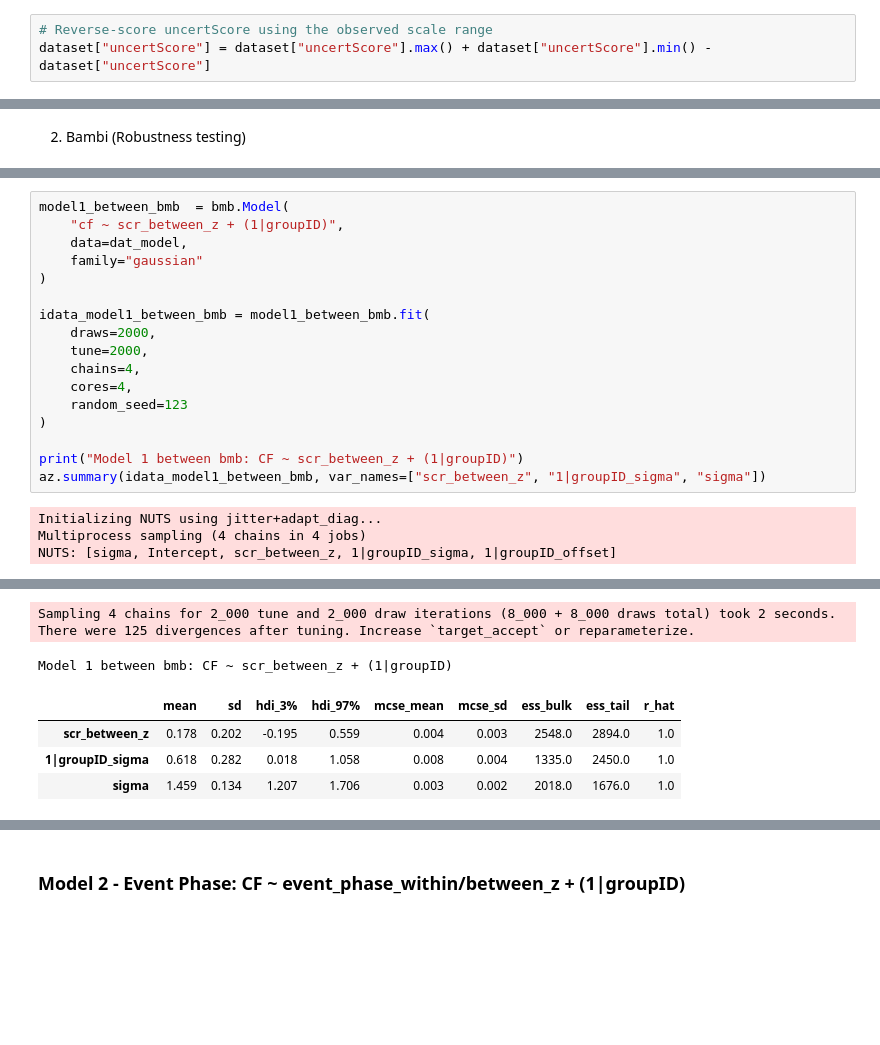
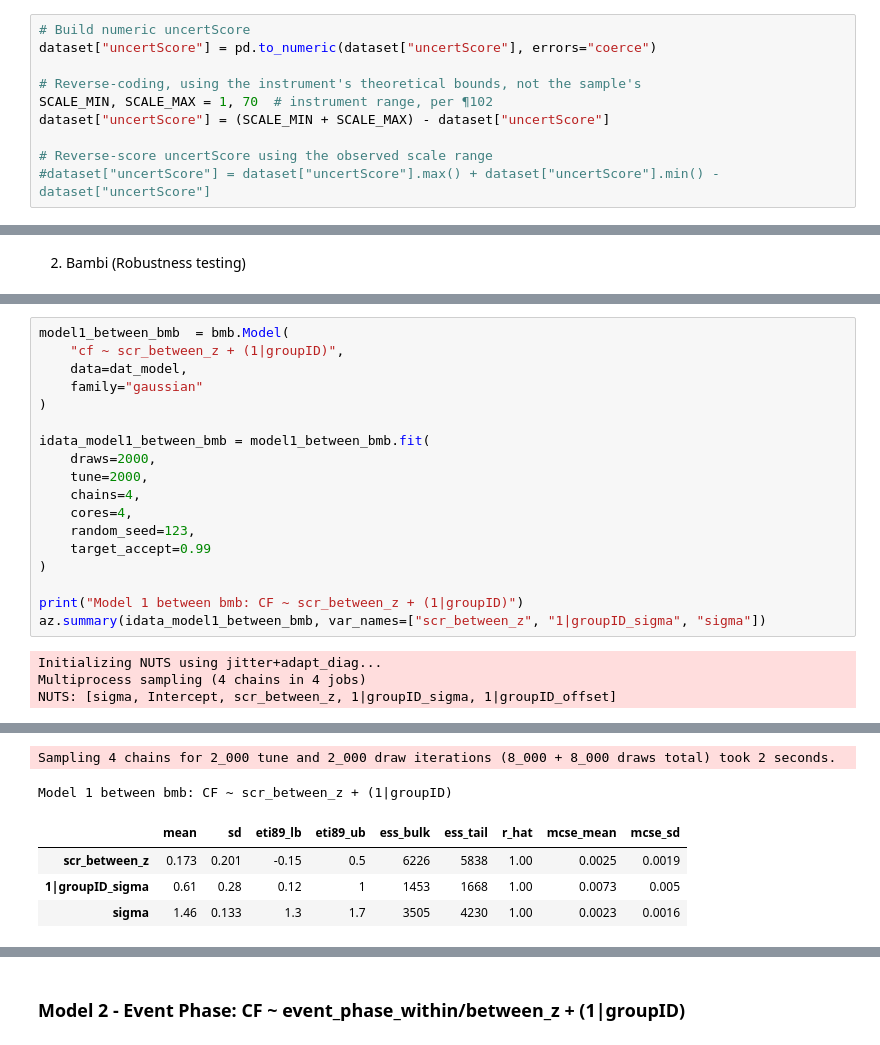
Before and after one commit to elvisortegafi/MultilevelAnalysis-RetrospectiveConfidencePerformance, a Jupyter notebook: confidence_performance_perception_uncertainty_score_SCR.ipynb, the cells around one changed output, grey strips where cells are left out. Saved outputs shown, nothing was run; the diff lists cells and outputs as text; blank space fills up the shorter version.

```diff
--- a/confidence_performance_perception_uncertainty_score_SCR.ipynb
+++ b/confidence_performance_perception_uncertainty_score_SCR.ipynb
@@ -117,8 +122,15 @@ dataset = dataset.merge(group_path[["groupID", "questionPath"]], on="groupID", h
 # %% [markdown]
 Reverse team gameplay score
 # %%
+# Build numeric uncertScore
+dataset["uncertScore"] = pd.to_numeric(dataset["uncertScore"], errors="coerce")
+
+# Reverse-coding, using the instrument's theoretical bounds, not the sample's
+SCALE_MIN, SCALE_MAX = 1, 70  # instrument range, per ¶102
+dataset["uncertScore"] = (SCALE_MIN + SCALE_MAX) - dataset["uncertScore"]
+
 # Reverse-score uncertScore using the observed scale range
-dataset["uncertScore"] = dataset["uncertScore"].max() + dataset["uncertScore"].min() - dataset["uncertScore"]
+#dataset["uncertScore"] = dataset["uncertScore"].max() + dataset["uncertScore"].min() - dataset["uncertScore"]
 # %%
 # Finalize data types
 dataset["groupID"] = dataset["groupID"].astype("category")
@@ -700,30 +738,30 @@ Model 1 within bmb: CF ~ scr_within_z + (1|groupID)
 # %%
 model1_between_bmb  = bmb.Model(
     "cf ~ scr_between_z + (1|groupID)",
     data=dat_model,
     family="gaussian"
 )
 
 idata_model1_between_bmb = model1_between_bmb.fit(
     draws=2000,
     tune=2000,
     chains=4,
     cores=4,
-    random_seed=123
+    random_seed=123,
+    target_accept=0.99
 )
 
 print("Model 1 between bmb: CF ~ scr_between_z + (1|groupID)")
 az.summary(idata_model1_between_bmb, var_names=["scr_between_z", "1|groupID_sigma", "sigma"])
 # %% [output]
 Initializing NUTS using jitter+adapt_diag...
 Multiprocess sampling (4 chains in 4 jobs)
 NUTS: [sigma, Intercept, scr_between_z, 1|groupID_sigma, 1|groupID_offset]
 [interactive output not drawn]
 [interactive output not drawn]
 Sampling 4 chains for 2_000 tune and 2_000 draw iterations (8_000 + 8_000 draws total) took 2 seconds.
-There were 125 divergences after tuning. Increase `target_accept` or reparameterize.
 Model 1 between bmb: CF ~ scr_between_z + (1|groupID)
-|  | mean | sd | hdi_3% | hdi_97% | mcse_mean | mcse_sd | ess_bulk | ess_tail | r_hat |
-| scr_between_z | 0.178 | 0.202 | -0.195 | 0.559 | 0.004 | 0.003 | 2548.0 | 2894.0 | 1.0 |
-| 1|groupID_sigma | 0.618 | 0.282 | 0.018 | 1.058 | 0.008 | 0.004 | 1335.0 | 2450.0 | 1.0 |
-| sigma | 1.459 | 0.134 | 1.207 | 1.706 | 0.003 | 0.002 | 2018.0 | 1676.0 | 1.0 |
+|  | mean | sd | eti89_lb | eti89_ub | ess_bulk | ess_tail | r_hat | mcse_mean | mcse_sd |
+| scr_between_z | 0.173 | 0.201 | -0.15 | 0.5 | 6226 | 5838 | 1.00 | 0.0025 | 0.0019 |
+| 1|groupID_sigma | 0.61 | 0.28 | 0.12 | 1 | 1453 | 1668 | 1.00 | 0.0073 | 0.005 |
+| sigma | 1.46 | 0.133 | 1.3 | 1.7 | 3505 | 4230 | 1.00 | 0.0023 | 0.0016 |
```
Also changed, not shown: parts of 45 cells of this notebook, 1 other file.
